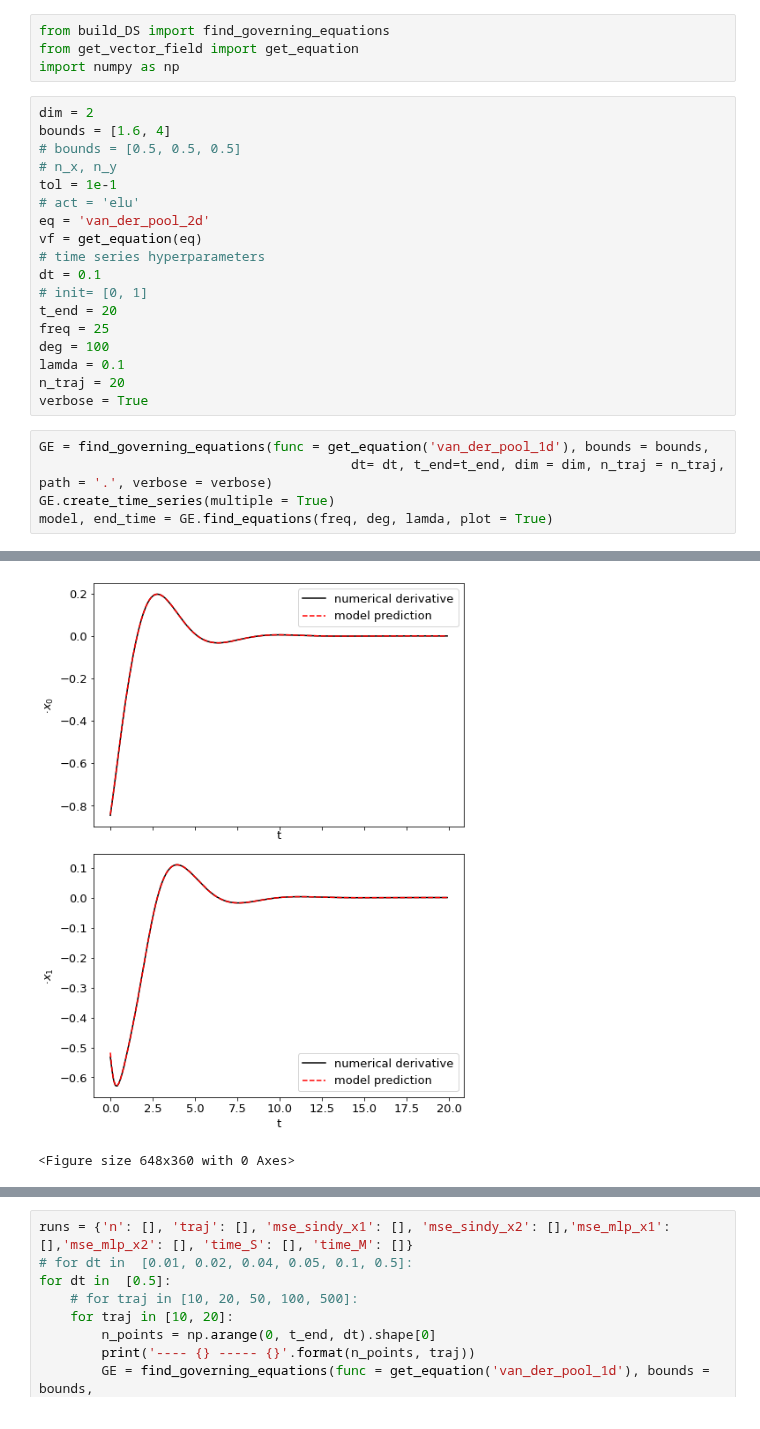
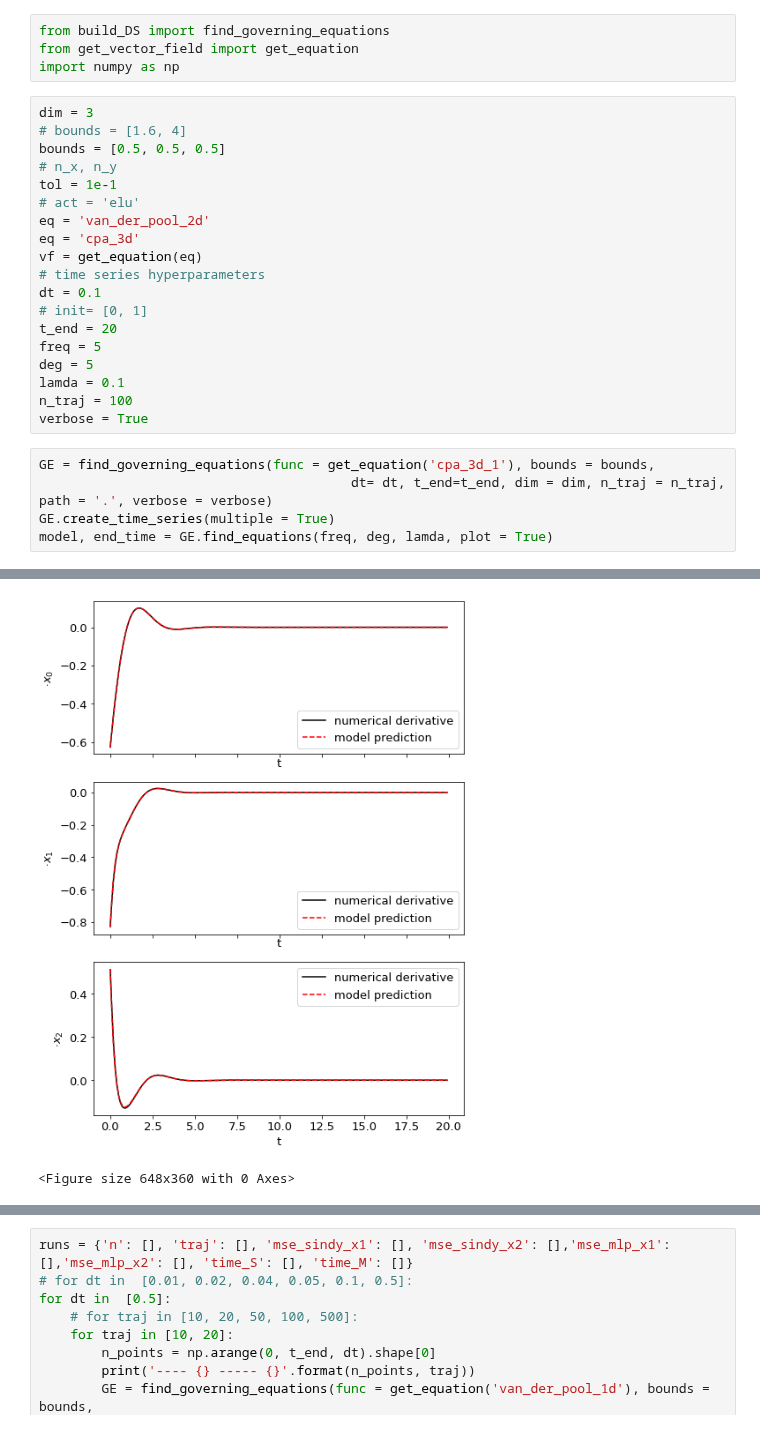
Before and after one commit to kyrxanthos/NN_dynamical_systems, a Jupyter notebook: SINDY_VS_MLP.ipynb, the cells around one changed output, grey strips where cells are left out. Cells and saved outputs as stored; diff of their text form.

```diff
--- a/SINDY_VS_MLP.ipynb
+++ b/SINDY_VS_MLP.ipynb
@@ -3,25 +3,26 @@ from build_DS import find_governing_equations
 from get_vector_field import get_equation
 import numpy as np
 # %%
-dim = 2
-bounds = [1.6, 4]
-# bounds = [0.5, 0.5, 0.5]
+dim = 3
+# bounds = [1.6, 4]
+bounds = [0.5, 0.5, 0.5]
 # n_x, n_y
 tol = 1e-1
 # act = 'elu'
 eq = 'van_der_pool_2d'
+eq = 'cpa_3d'
 vf = get_equation(eq)
 # time series hyperparameters
 dt = 0.1
 # init= [0, 1]
 t_end = 20
-freq = 25
-deg = 100
+freq = 5
+deg = 5
 lamda = 0.1
-n_traj = 20
+n_traj = 100
 verbose = True
 # %%
-GE = find_governing_equations(func = get_equation('van_der_pool_1d'), bounds = bounds,
+GE = find_governing_equations(func = get_equation('cpa_3d_1'), bounds = bounds,
                                         dt= dt, t_end=t_end, dim = dim, n_traj = n_traj,  path = '.', verbose = verbose)
 GE.create_time_series(multiple = True)
 model, end_time = GE.find_equations(freq, deg, lamda, plot = True)
@@ -34,3 +36,3 @@ Test Model score: 0.999975
-[figure, old version]
+[figure, new version]
 <Figure size 648x360 with 0 Axes>
 # %%
```
Also changed, not shown: parts of 5 cells of this notebook, 9 other files.
